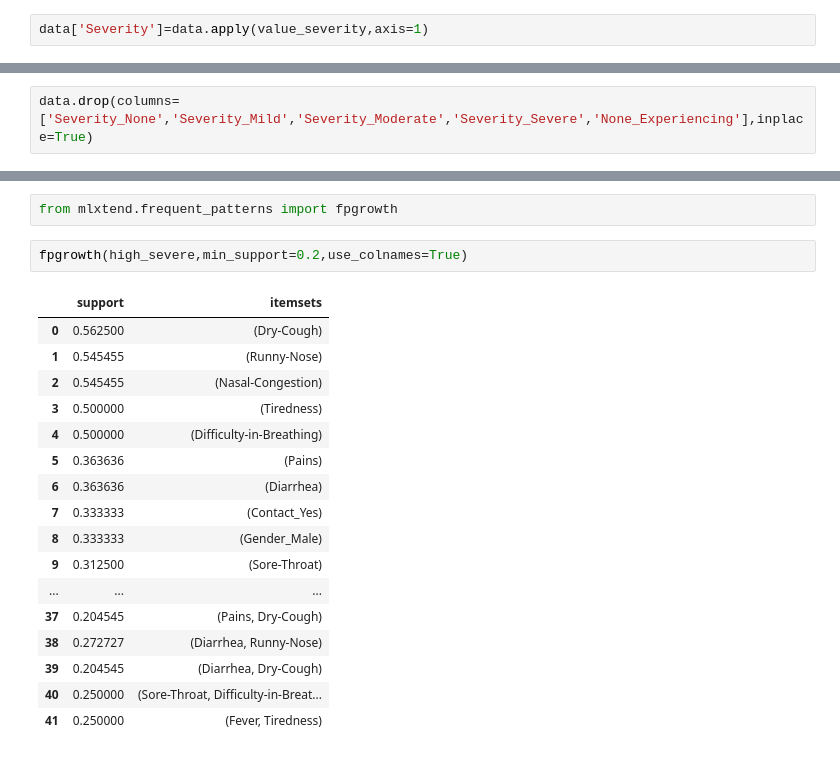
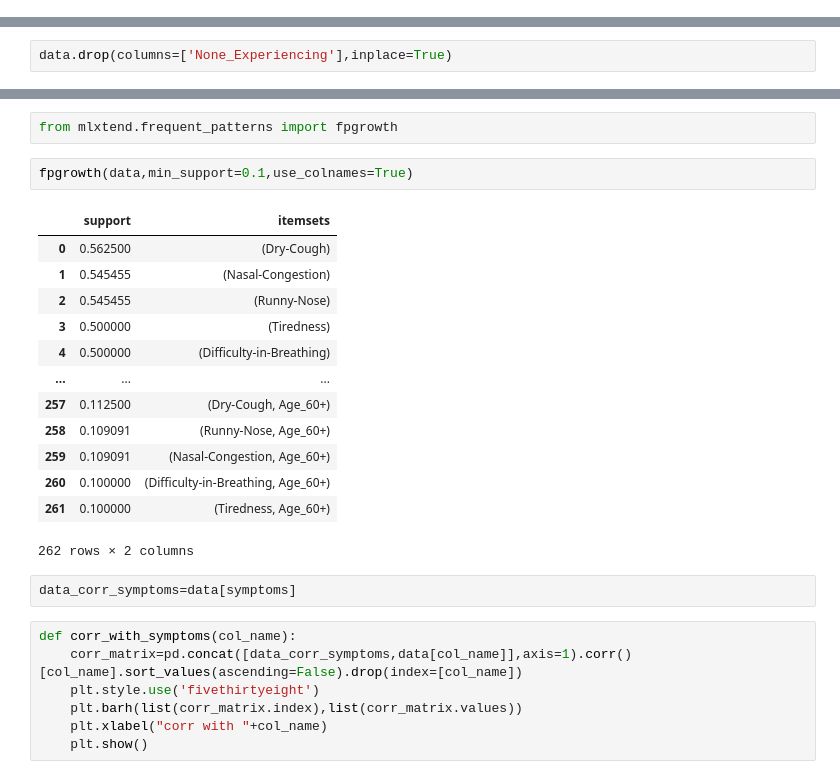
Before and after one commit to RamyaNagarajan88/Covid_Sample_Detection, a Jupyter notebook: main.ipynb, the cells around one changed output, grey strips where cells are left out. Saved outputs shown, nothing was run; the diff lists cells and outputs as text.

```diff
--- a/main.ipynb
+++ b/main.ipynb
@@ -84,2 +61,0 @@ def value_severity(s):
-# %%
-data['Severity']=data.apply(value_severity,axis=1)
@@ -95,5 +62,3 @@ plt.show()
-# %%
-data.drop(columns=['Severity_None','Severity_Mild','Severity_Moderate','Severity_Severe','None_Experiencing'],inplace=True)
 # %%
 data.columns
 # %% [output]
@@ -107,3 +81,5 @@ Index(['Fever', 'Tiredness', 'Dry-Cough', 'Difficulty-in-Breathing',
+# %%
+data.drop(columns=['None_Experiencing'],inplace=True)
 # %%
 data=(pd.concat([data,pd.get_dummies(data['Country'],prefix='country')],axis=1,join='inner')).drop(columns=['Country'])
 # %%
@@ -140,22 +95,27 @@ high_severe
 # %%
 from mlxtend.frequent_patterns import fpgrowth
 # %%
-fpgrowth(high_severe,min_support=0.2,use_colnames=True)
+fpgrowth(data,min_support=0.1,use_colnames=True)
 # %% [output]
 |  | support | itemsets |
 | 0 | 0.562500 | (Dry-Cough) |
-| 1 | 0.545455 | (Runny-Nose) |
-| 2 | 0.545455 | (Nasal-Congestion) |
+| 1 | 0.545455 | (Nasal-Congestion) |
+| 2 | 0.545455 | (Runny-Nose) |
 | 3 | 0.500000 | (Tiredness) |
 | 4 | 0.500000 | (Difficulty-in-Breathing) |
-| 5 | 0.363636 | (Pains) |
-| 6 | 0.363636 | (Diarrhea) |
-| 7 | 0.333333 | (Contact_Yes) |
-| 8 | 0.333333 | (Gender_Male) |
-| 9 | 0.312500 | (Sore-Throat) |
 | ... | ... | ... |
-| 37 | 0.204545 | (Pains, Dry-Cough) |
-| 38 | 0.272727 | (Diarrhea, Runny-Nose) |
-| 39 | 0.204545 | (Diarrhea, Dry-Cough) |
-| 40 | 0.250000 | (Sore-Throat, Difficulty-in-Breat... |
-| 41 | 0.250000 | (Fever, Tiredness) |
+| 257 | 0.112500 | (Dry-Cough, Age_60+) |
+| 258 | 0.109091 | (Runny-Nose, Age_60+) |
+| 259 | 0.109091 | (Nasal-Congestion, Age_60+) |
+| 260 | 0.100000 | (Difficulty-in-Breathing, Age_60+) |
+| 261 | 0.100000 | (Tiredness, Age_60+) |
+262 rows × 2 columns
+# %%
+data_corr_symptoms=data[symptoms]
+# %%
+def corr_with_symptoms(col_name):
+    corr_matrix=pd.concat([data_corr_symptoms,data[col_name]],axis=1).corr()[col_name].sort_values(ascending=False).drop(index=[col_name])
+    plt.style.use('fivethirtyeight')
+    plt.barh(list(corr_matrix.index),list(corr_matrix.values))
+    plt.xlabel("corr with "+col_name)
+    plt.show()
```
Also changed, not shown: parts of 15 cells of this notebook.
